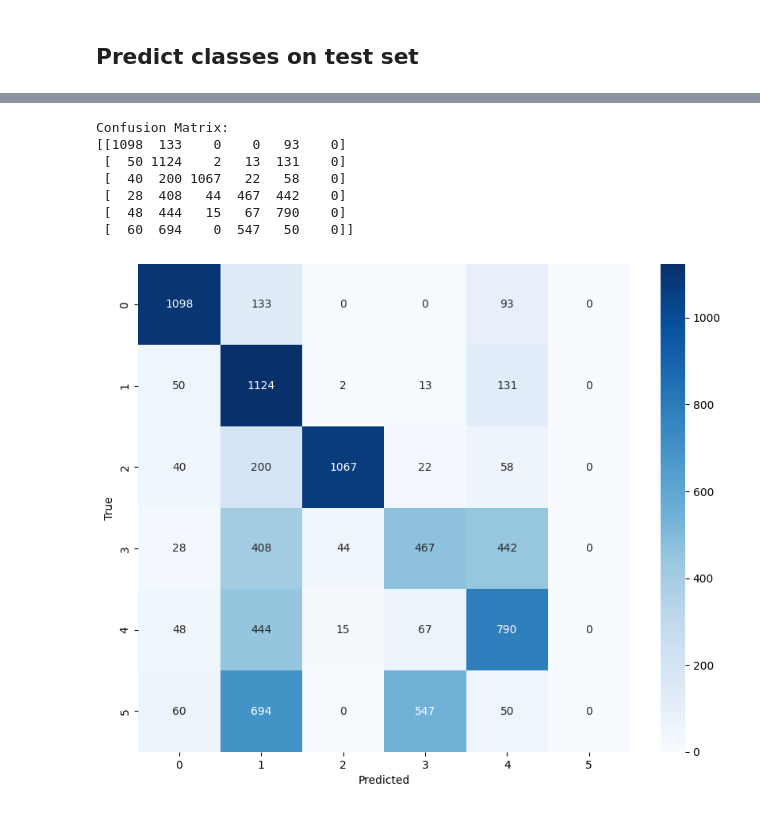
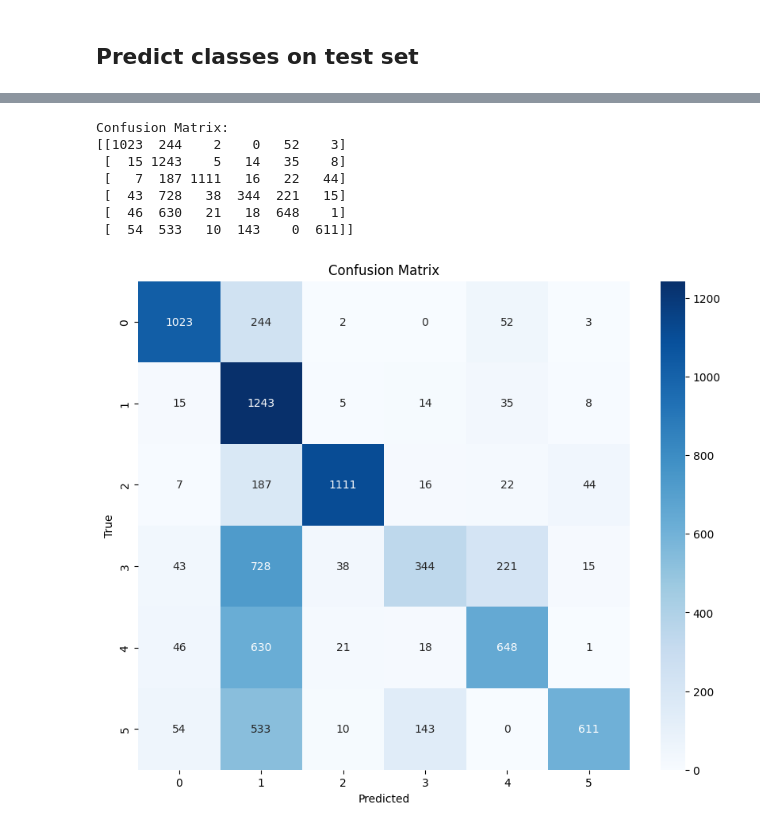
Before and after one commit to mwarejohn/cervical-cancer-diagnosis, a Jupyter notebook: cervical-cancer-diagnosis.ipynb, the cells around one changed output, grey strips where cells are left out. Cells and saved outputs as stored; diff of their text form; code cells hidden in the pictures.

Commit message:
adding model input layer, streamlined description and results analysis, more epochs

```diff
--- a/cervical-cancer-diagnosis.ipynb
+++ b/cervical-cancer-diagnosis.ipynb
@@ -127,3 +156,10 @@ The dataset is split into training and testing subsets using train_test_split fr
 # %%
-# Split the data
+# Split the data into training and test set using 80/20 ratio
 train_df, test_df = train_test_split(resampled_data, test_size=0.2, random_state=42)
+
+# Further split the training data into training and validation sets (80/20 split)
+train_df, val_df = train_test_split(train_df, test_size=0.2, random_state=42)
+
+print("train_df:", train_df.shape)
+print("\ntest_df:", test_df.shape)
+print("\nval_df:", val_df.shape)
@@ -151,7 +188,12 @@ The overall goal of this section is to set up an efficient pipeline for feeding
 image_target_size = (75, 75)
 
 # Initialize ImageDataGenerators
-train_datagen = ImageDataGenerator(rescale=1./255, validation_split=0.2)
+train_datagen = ImageDataGenerator(rescale=1./255)
+
+# Validation Data Generator
+validation_datagen = ImageDataGenerator(rescale=1./255)
+
+# Test Data Generator
 test_datagen = ImageDataGenerator(rescale=1./255)
 
 
@@ -163,20 +205,18 @@ train_generator = train_datagen.flow_from_dataframe(
     y_col='bethesda_system',
     target_size=image_target_size,
     batch_size=128,
-    class_mode='categorical',
-    subset='training'
+    class_mode='categorical'
 )
 
 # Validation generator
-validation_generator = train_datagen.flow_from_dataframe(
-    dataframe=train_df,
+validation_generator = validation_datagen.flow_from_dataframe(
+    dataframe=val_df,
     directory=image_dir,
     x_col='image_filename',
     y_col='bethesda_system',
     target_size=image_target_size,
     batch_size=128,
-    class_mode='categorical',
-    subset='validation'
+    class_mode='categorical'
 )
 
 # Test generator
@@ -188,6 +228,6 @@ test_generator = test_datagen.flow_from_dataframe(
     target_size=image_target_size,
     batch_size=128,
     class_mode='categorical',
-    shuffle=False  # Important for evaluation: the data should not be shuffled.
+    shuffle=False
 )
 # %% [output]
@@ -306,14 +330,14 @@ This section takes care of the hyperparameter tuning process, from the definitio
 # %%
 # Variables
 no_steps_per_epoch = 64
-max_trial = 2
-epoch = 2
+max_trial = 1
+epoch = 10
 
-# We use timestamp to create a unique project name for each search session
+# Use timestamp to create a unique project name for each search session
 timestamp = datetime.now().strftime("%Y%m%d-%H%M%S")
 project_name = f"cervix_classification_{timestamp}"
 
-# First, clear the hyperparameter tuning directory
+# Clear the hyperparameter tuning directory for each session
 tuning_dir = 'hyperparam_tuning'
 if os.path.exists(tuning_dir):
     shutil.rmtree(tuning_dir)
@@ -343,8 +367,8 @@ tuner.search(train_generator,
 # Fetch the best performing hyperparameters
 best_hps = tuner.get_best_hyperparameters(num_trials=1)[0]
 
-# Display the hyperparameter values
-print("Best Hyperparameters : \n")
+# Display the best hyperparameter values
+print("\nBest Hyperparameters : \n")
 for hp in best_hps.space:
     print(f"{hp.name}: {best_hps.get(hp.name)}")
 # %% [output]
@@ -367,5 +411,5 @@ This model is then trained on the full training set, including both training and
 # %%
-epoch = 5
+epoch = 10
 # Build the model with the optimal hyperparameters and train it on the data for given epochs
 model = tuner.hypermodel.build(best_hps)
 history = model.fit(train_generator, epochs=epoch, validation_data=validation_generator, steps_per_epoch=no_steps_per_epoch)
@@ -477,24 +624,25 @@ class_labels = list(test_generator.class_indices.keys())
 # %%
 # Confusion Matrix
 cm = confusion_matrix(true_classes, predicted_classes)
 print("Confusion Matrix:")
 print(cm)
 
 # Visualization of confusion matrix
 
 plt.figure(figsize=(10, 8))
 sns.heatmap(cm, annot=True, fmt="d", cmap="Blues")
 plt.xlabel('Predicted')
 plt.ylabel('True')
+plt.title("Confusion Matrix")
 plt.show()
 # %% [output]
 Confusion Matrix:
-[[1098  133    0    0   93    0]
- [  50 1124    2   13  131    0]
- [  40  200 1067   22   58    0]
- [  28  408   44  467  442    0]
- [  48  444   15   67  790    0]
- [  60  694    0  547   50    0]]
+[[1023  244    2    0   52    3]
+ [  15 1243    5   14   35    8]
+ [   7  187 1111   16   22   44]
+ [  43  728   38  344  221   15]
+ [  46  630   21   18  648    1]
+ [  54  533   10  143    0  611]]
-[figure, old version]
+[figure, new version]
 # %% [markdown]
 ## Classification Report
```
Also changed, not shown: parts of 27 cells of this notebook, 1 other file.
